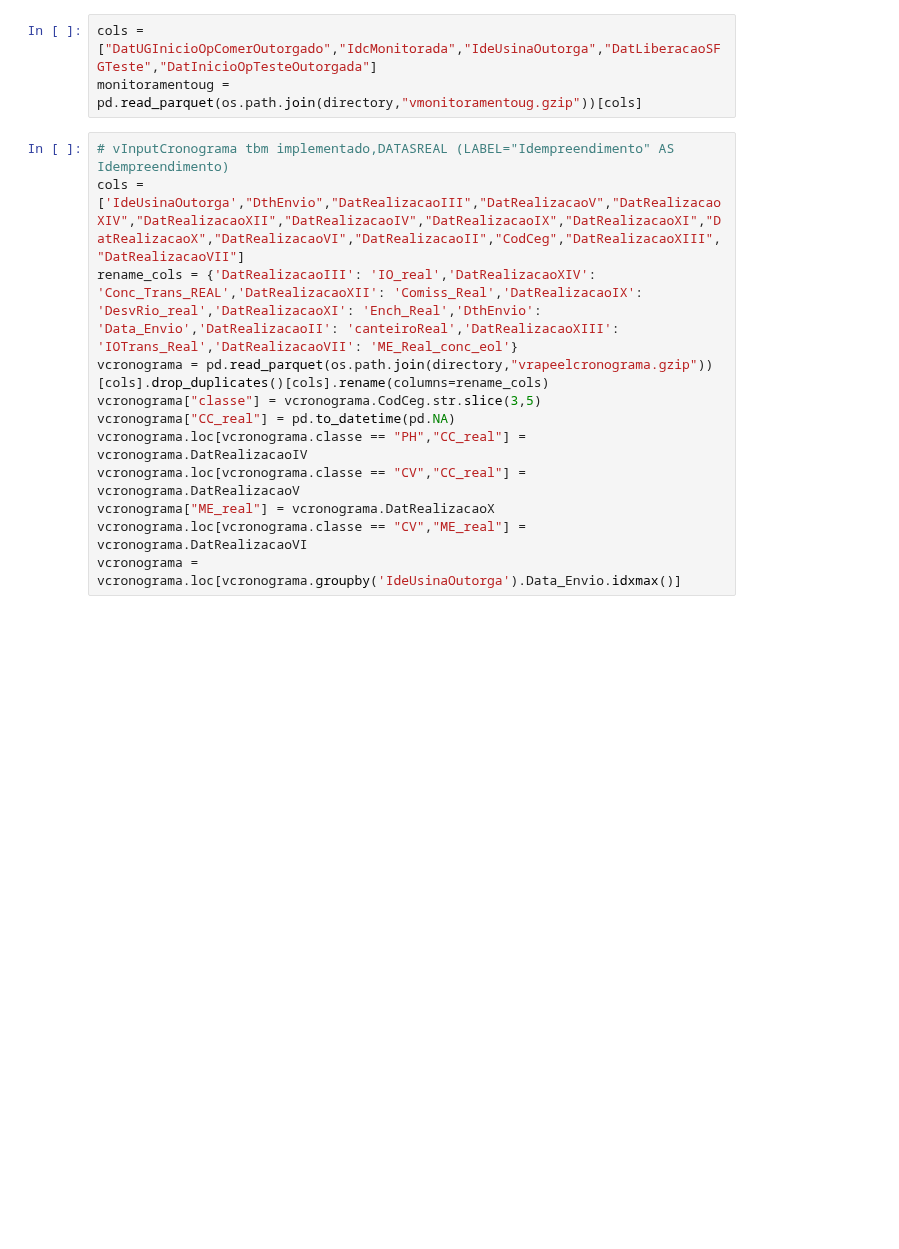
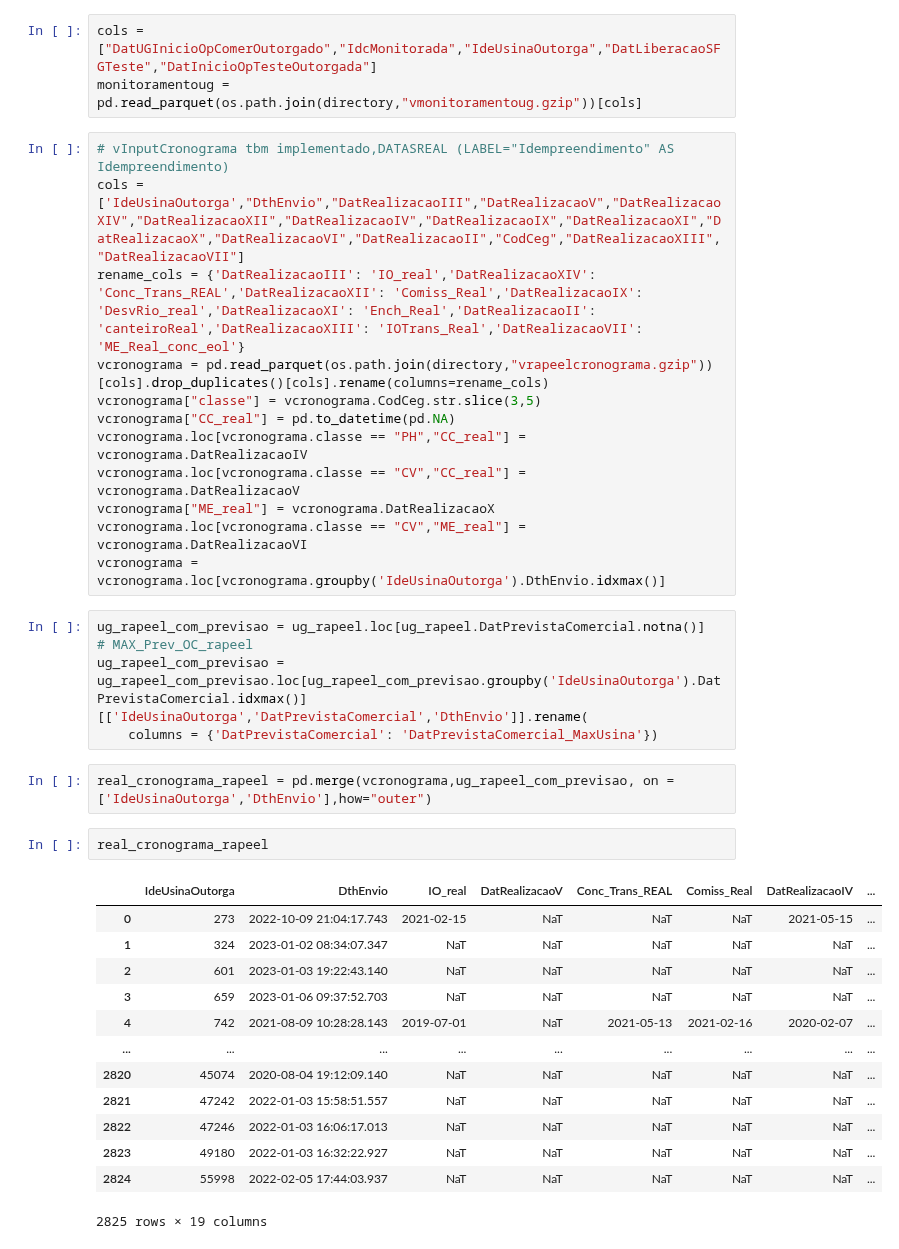
Before and after one commit to Vinicius667/Previsor, a Jupyter notebook: App/Previsor_teste2.ipynb, the cells around one changed output. Saved outputs shown, nothing was run; the diff lists cells and outputs as text; blank space fills up the shorter version.

```diff
--- a/App/Previsor_teste2.ipynb
+++ b/App/Previsor_teste2.ipynb
@@ -778,7 +782,7 @@ monitoramentoug = pd.read_parquet(os.path.join(directory,"vmonitoramentoug.gzip"
 # %%
 # vInputCronograma tbm implementado,DATASREAL (LABEL="Idempreendimento" AS Idempreendimento)
 cols = ['IdeUsinaOutorga',"DthEnvio","DatRealizacaoIII","DatRealizacaoV","DatRealizacaoXIV","DatRealizacaoXII","DatRealizacaoIV","DatRealizacaoIX","DatRealizacaoXI","DatRealizacaoX","DatRealizacaoVI","DatRealizacaoII","CodCeg","DatRealizacaoXIII","DatRealizacaoVII"]
-rename_cols = {'DatRealizacaoIII': 'IO_real','DatRealizacaoXIV': 'Conc_Trans_REAL','DatRealizacaoXII': 'Comiss_Real','DatRealizacaoIX': 'DesvRio_real','DatRealizacaoXI': 'Ench_Real','DthEnvio': 'Data_Envio','DatRealizacaoII': 'canteiroReal','DatRealizacaoXIII': 'IOTrans_Real','DatRealizacaoVII': 'ME_Real_conc_eol'}
+rename_cols = {'DatRealizacaoIII': 'IO_real','DatRealizacaoXIV': 'Conc_Trans_REAL','DatRealizacaoXII': 'Comiss_Real','DatRealizacaoIX': 'DesvRio_real','DatRealizacaoXI': 'Ench_Real','DatRealizacaoII': 'canteiroReal','DatRealizacaoXIII': 'IOTrans_Real','DatRealizacaoVII': 'ME_Real_conc_eol'}
 vcronograma = pd.read_parquet(os.path.join(directory,"vrapeelcronograma.gzip"))[cols].drop_duplicates()[cols].rename(columns=rename_cols)
 vcronograma["classe"] = vcronograma.CodCeg.str.slice(3,5)
 vcronograma["CC_real"] = pd.to_datetime(pd.NA)
@@ -786,4 +790,27 @@ vcronograma.loc[vcronograma.classe == "PH","CC_real"] = vcronograma.DatRealizaca
 vcronograma.loc[vcronograma.classe == "CV","CC_real"] = vcronograma.DatRealizacaoV
 vcronograma["ME_real"] = vcronograma.DatRealizacaoX
 vcronograma.loc[vcronograma.classe == "CV","ME_real"] = vcronograma.DatRealizacaoVI
-vcronograma = vcronograma.loc[vcronograma.groupby('IdeUsinaOutorga').Data_Envio.idxmax()]
+vcronograma = vcronograma.loc[vcronograma.groupby('IdeUsinaOutorga').DthEnvio.idxmax()]
+# %%
+ug_rapeel_com_previsao = ug_rapeel.loc[ug_rapeel.DatPrevistaComercial.notna()]
+# MAX_Prev_OC_rapeel
+ug_rapeel_com_previsao = ug_rapeel_com_previsao.loc[ug_rapeel_com_previsao.groupby('IdeUsinaOutorga').DatPrevistaComercial.idxmax()][['IdeUsinaOutorga','DatPrevistaComercial','DthEnvio']].rename(
+    columns = {'DatPrevistaComercial': 'DatPrevistaComercial_MaxUsina'})
+# %%
+real_cronograma_rapeel = pd.merge(vcronograma,ug_rapeel_com_previsao, on = ['IdeUsinaOutorga','DthEnvio'],how="outer")
+# %%
+real_cronograma_rapeel
+# %% [output]
+|  | IdeUsinaOutorga | DthEnvio | IO_real | DatRealizacaoV | Conc_Trans_REAL | Comiss_Real | DatRealizacaoIV | ... |
+| 0 | 273 | 2022-10-09 21:04:17.743 | 2021-02-15 | NaT | NaT | NaT | 2021-05-15 | ... |
+| 1 | 324 | 2023-01-02 08:34:07.347 | NaT | NaT | NaT | NaT | NaT | ... |
+| 2 | 601 | 2023-01-03 19:22:43.140 | NaT | NaT | NaT | NaT | NaT | ... |
+| 3 | 659 | 2023-01-06 09:37:52.703 | NaT | NaT | NaT | NaT | NaT | ... |
+| 4 | 742 | 2021-08-09 10:28:28.143 | 2019-07-01 | NaT | 2021-05-13 | 2021-02-16 | 2020-02-07 | ... |
+| ... | ... | ... | ... | ... | ... | ... | ... | ... |
+| 2820 | 45074 | 2020-08-04 19:12:09.140 | NaT | NaT | NaT | NaT | NaT | ... |
+| 2821 | 47242 | 2022-01-03 15:58:51.557 | NaT | NaT | NaT | NaT | NaT | ... |
+| 2822 | 47246 | 2022-01-03 16:06:17.013 | NaT | NaT | NaT | NaT | NaT | ... |
+| 2823 | 49180 | 2022-01-03 16:32:22.927 | NaT | NaT | NaT | NaT | NaT | ... |
+| 2824 | 55998 | 2022-02-05 17:44:03.937 | NaT | NaT | NaT | NaT | NaT | ... |
+2825 rows × 19 columns
```
Also changed, not shown: parts of 14 cells of this notebook.
